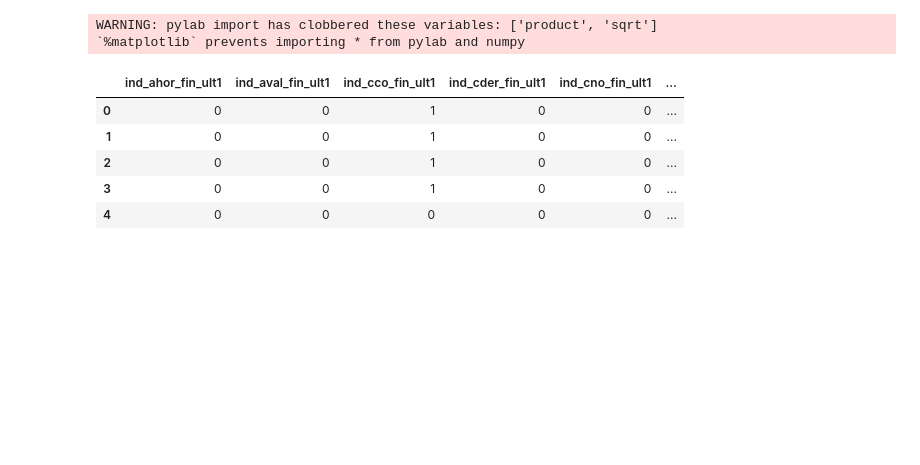
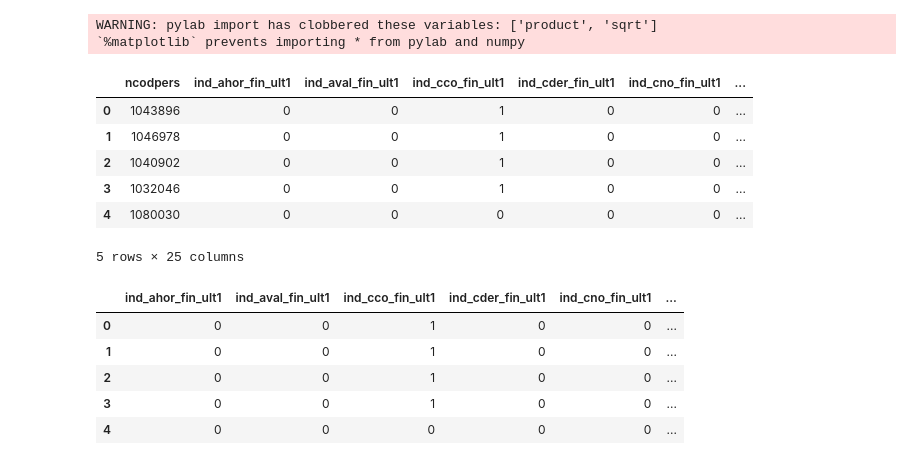
Before and after one commit to akokaz1/Santander, a Jupyter notebook: Felix/CF Item-Item Recommendation Engine.ipynb, the cells around one changed output. Cells and saved outputs as stored; diff of their text form; code cells hidden in the pictures; blank space fills up the shorter version.

```diff
--- a/Felix/CF Item-Item Recommendation Engine.ipynb
+++ b/Felix/CF Item-Item Recommendation Engine.ipynb
@@ -18,6 +18,15 @@ WARNING: pylab import has clobbered these variables: ['product', 'sqrt']
 # %%
 # Ingest data
 df = pd.read_csv("C:\\GIT\\Santander\\Felix\\One_month_data.csv")
+df.head()
+# %% [output]
+|  | ncodpers | ind_ahor_fin_ult1 | ind_aval_fin_ult1 | ind_cco_fin_ult1 | ind_cder_fin_ult1 | ind_cno_fin_ult1 | ... |
+| 0 | 1043896 | 0 | 0 | 1 | 0 | 0 | ... |
+| 1 | 1046978 | 0 | 0 | 1 | 0 | 0 | ... |
+| 2 | 1040902 | 0 | 0 | 1 | 0 | 0 | ... |
+| 3 | 1032046 | 0 | 0 | 1 | 0 | 0 | ... |
+| 4 | 1080030 | 0 | 0 | 0 | 0 | 0 | ... |
+5 rows × 25 columns
 # %%
 # Check for null values and drop ID column
 df.isnull().any()
```
Also changed, not shown: parts of 1 cell of this notebook, 3 other files.
